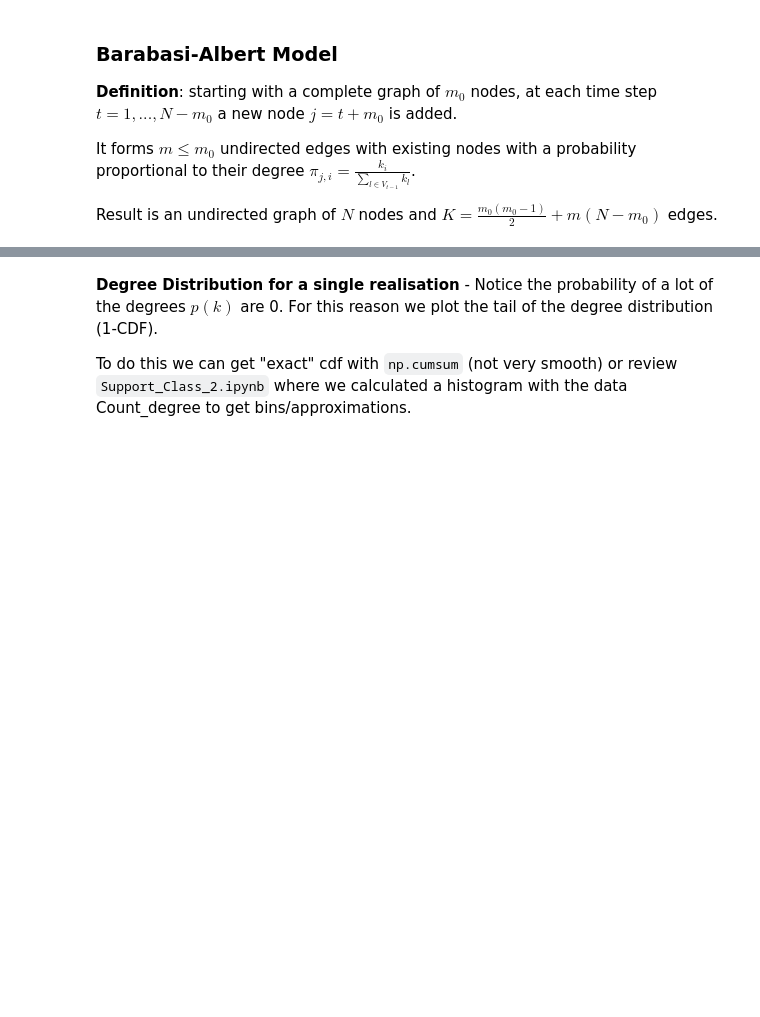
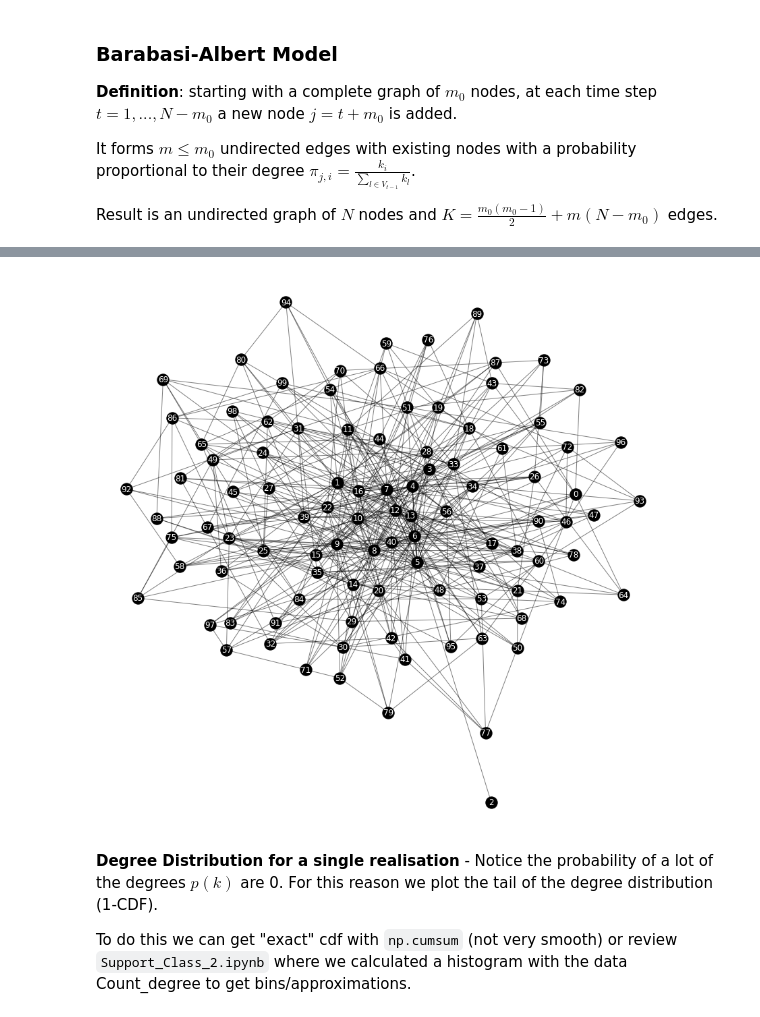
Before and after one commit to YIMINGMA/Stochastic-Modelling-and-Random-Processes, a Jupyter notebook: Notebooks/Support-Class-8.ipynb, the cells around one changed output, grey strips where cells are left out. Cells and saved outputs as stored; diff of their text form; code cells hidden in the pictures; blank space fills up the shorter version.

```diff
--- a/Notebooks/Support-Class-8.ipynb
+++ b/Notebooks/Support-Class-8.ipynb
@@ -34,12 +38,14 @@ print('Average degre:', 2*M/N)
 # %%
 pos = nx.fruchterman_reingold_layout(G);
 #pos = nx.circular_layout(G);
-plt.figure(figsize=(8,8));
+plt.figure(figsize=(15,15));
 plt.axis("off");
 nx.draw_networkx_nodes(G, pos, node_size=300, node_color="black");
 nx.draw_networkx_edges(G, pos, alpha=0.500);
 nx.draw_networkx_labels(G, pos, font_color="white");
 plt.show();
+# %% [output]
+[figure, added]
 # %%
 def degree_distribution(GER):
     vk = dict(GER.degree())
```
Also changed, not shown: parts of 2 cells of this notebook, 8 other files.
